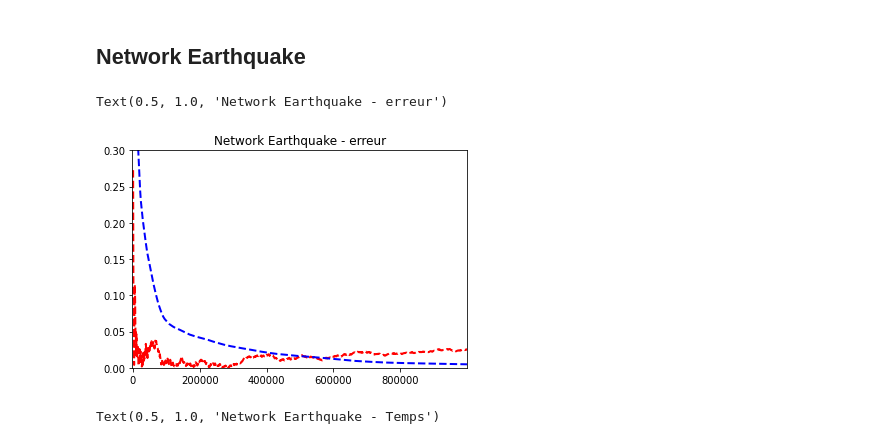
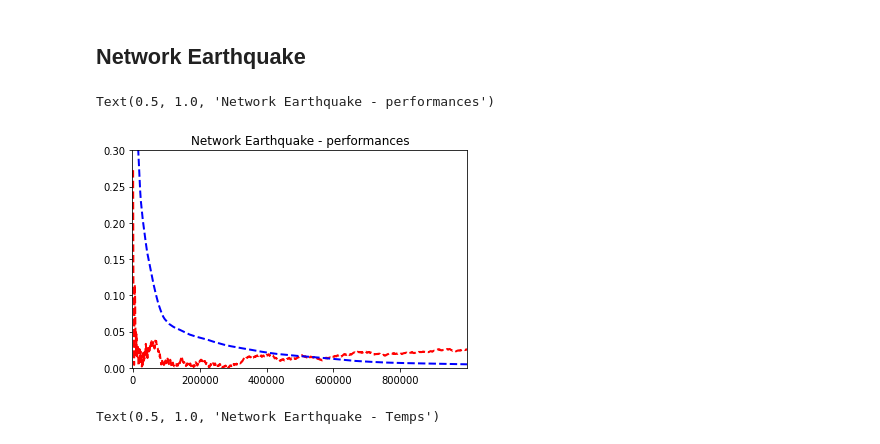
Before and after one commit to mxmboyer/decision-projet, a Jupyter notebook: data_viz.ipynb, the cells around one changed output. Cells and saved outputs as stored; diff of their text form; code cells hidden in the pictures.

```diff
--- a/data_viz.ipynb
+++ b/data_viz.ipynb
@@ -6,27 +6,27 @@ from matplotlib import pyplot
 # %%
 proba_exacte0 = [0.7148927097115598, 0.28510729028844006]
 
 df_lw0 = pd.read_csv("lw_Earthquake.csv")
 df_gibbs0 = pd.read_csv("gibbs_Earthquake.csv")
 somme_lw = 0
 somme_g = 0
 erreur_lw = list()
 erreur_g = list()
 for i in range (len(df_gibbs0)):
     somme_lw += df_lw0.iloc[i]["prob_false"]
     somme_g += df_gibbs0.iloc[i]["prob_false"]
     cumul_proba_lw = somme_lw / (i+1)
     cumul_proba_g = somme_g / (i+1)
     erreur_lw.append(abs(cumul_proba_lw - proba_exacte0[0]))
     erreur_g.append(abs(cumul_proba_g - proba_exacte0[0]))
 tab_y = [(n+1)*1000 for n in range(1000)]
 pyplot.plot(tab_y, erreur_lw, color = 'red', linestyle = 'dashed', linewidth = 2)
 pyplot.plot(tab_y, erreur_g, color = 'blue', linestyle = 'dashed', linewidth = 2)
 pyplot.axis([-1000, 999999, 0, 0.3])
-pyplot.title("Network Earthquake - erreur")
+pyplot.title("Network Earthquake - performances")
 # %% [output]
-Text(0.5, 1.0, 'Network Earthquake - erreur')
+Text(0.5, 1.0, 'Network Earthquake - performances')
-[figure, old version]
+[figure, new version]
 # %%
 time_lw = pd.read_csv("lw_time_Earthquake.csv")
 list_time_lw = list()
```
